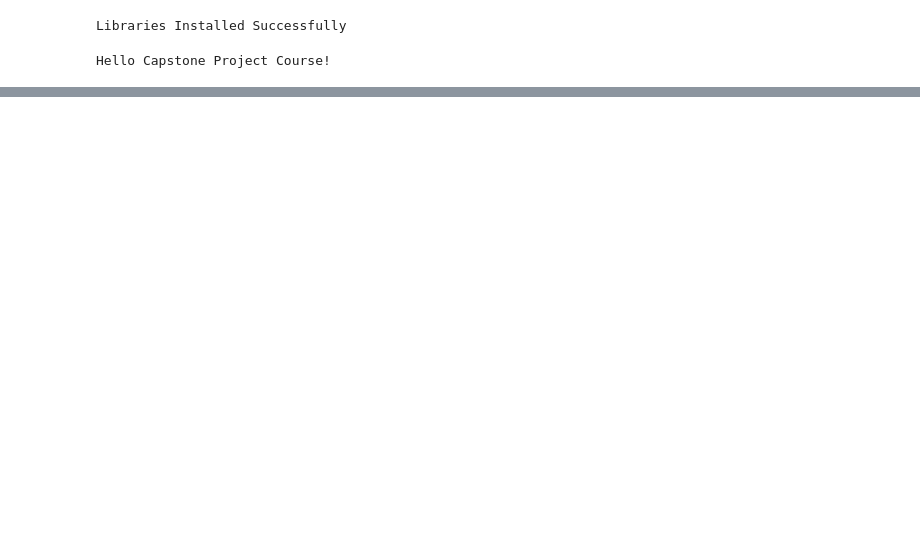
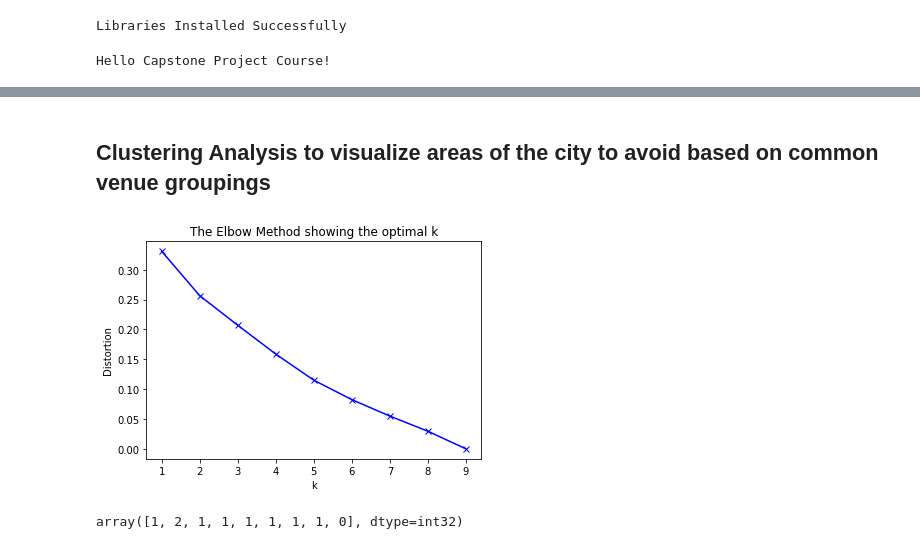
Before and after one commit to crowela022/LCDataScience, a Jupyter notebook: Lauren Crowe DS Capstone Project.ipynb, the cells around one changed output, grey strips where cells are left out. Drawn from its saved outputs; the diff is of its cells as text; code cells hidden in the pictures; blank space fills up the shorter version.

```diff
--- a/Lauren Crowe DS Capstone Project.ipynb
+++ b/Lauren Crowe DS Capstone Project.ipynb
@@ -17,0 +422,15 @@ Hello Capstone Project Course!
+# %%
+# one hot encoding
+gso_onehot = pd.get_dummies(gso_venues[['Venue Category']], prefix="", prefix_sep="")
+
+
+##convert zip code in gso Venues to string
+gso_venues['Zip_Code']= gso_venues['Zip_Code'].astype(str)
+
+##add Zip_Code column back to dataframe
+gso_onehot['Zip_Code'] = gso_venues['Zip_Code']
+
+##move Zip_Code column to the first column
+fixed_columns = [gso_onehot.columns[-1]] + list(gso_onehot.columns[:-1])
+gso_onehot = gso_onehot[fixed_columns]
+gso_onehot.head()
@@ -17,0 +445,4 @@ Hello Capstone Project Course!
+# %%
+##group rows by zip and take mean frequency of occurence of each category
+gso_grouped = gso_onehot.groupby('Zip_Code').mean().reset_index()
+gso_grouped
@@ -17,0 +549,40 @@ Hello Capstone Project Course!
+# %% [markdown]
+## Clustering Analysis to visualize areas of the city to avoid based on common venue groupings
+# %%
+##Finding Optimal K with the Elbow Method
+
+from sklearn import metrics
+from scipy.spatial.distance import cdist
+
+gso_grouped_clustering = gso_grouped.drop('Zip_Code', 1)
+
+# k means determine k
+distortions = []
+K = range(1,10)
+for k in K:
+    kmeanModel = KMeans(n_clusters=k).fit(gso_grouped_clustering)
+    kmeanModel.fit(gso_grouped_clustering)
+    distortions.append(sum(np.min(cdist(gso_grouped_clustering, kmeanModel.cluster_centers_, 'euclidean'), axis=1)) / gso_grouped_clustering.shape[0])
+
+# Plot the elbow
+plt.plot(K, distortions, 'bx-')
+plt.xlabel('k')
+plt.ylabel('Distortion')
+plt.title('The Elbow Method showing the optimal k')
+plt.show()
+# %% [output]
+[figure, added]
+# %%
+# set number of clusters based on elbow method analysis
+kclusters = 3  ##even though analysis elbows at 2 i choose three for practicality so i can differentiate types of venues for my location selection, the elbow was not steep in the case of these clusters
+
+gso_grouped_clustering = gso_grouped.drop('Zip_Code', 1)
+
+# run k-means clustering
+kmeans = KMeans(n_clusters=kclusters, random_state=0).fit(gso_grouped_clustering)
+
+# check cluster labels generated for each row in the dataframe
+kmeans.labels_[0:10]
+kmeans.labels_
+# %% [output]
+array([1, 2, 1, 1, 1, 1, 1, 1, 0], dtype=int32)
```
Also changed, not shown: parts of 40 cells of this notebook.
